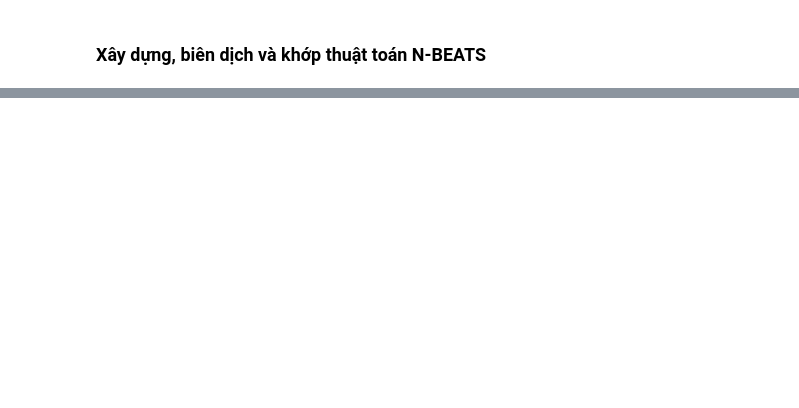
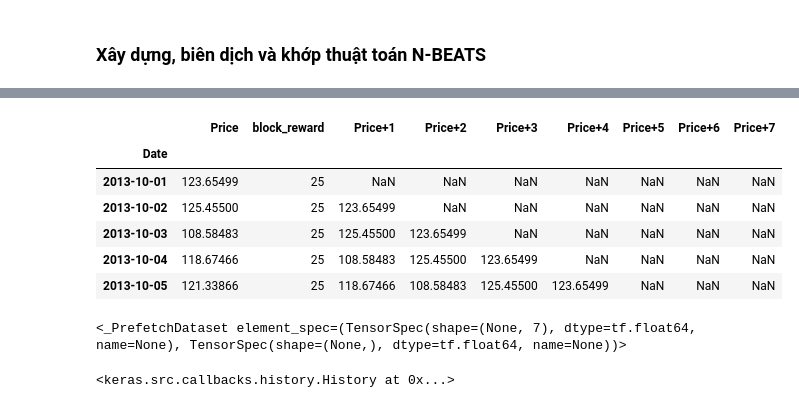
Before and after one commit to namtoptall/DataScience, a Jupyter notebook: bitcoin_time_series_forecasting.ipynb, the cells around one changed output, grey strips where cells are left out. Drawn from its saved outputs; the diff is of its cells as text; code cells hidden in the pictures; blank space fills up the shorter version.

```diff
--- a/bitcoin_time_series_forecasting.ipynb
+++ b/bitcoin_time_series_forecasting.ipynb
@@ -1091,0 +1276,10 @@ model_7_results
+# %%
+bitcoin_prices_windowed.head()
+# %% [output]
+|  | Price | block_reward | Price+1 | Price+2 | Price+3 | Price+4 | Price+5 | Price+6 | Price+7 |
+| Date |  |  |  |  |  |  |  |  |  |
+| 2013-10-01 | 123.65499 | 25 | NaN | NaN | NaN | NaN | NaN | NaN | NaN |
+| 2013-10-02 | 125.45500 | 25 | 123.65499 | NaN | NaN | NaN | NaN | NaN | NaN |
+| 2013-10-03 | 108.58483 | 25 | 125.45500 | 123.65499 | NaN | NaN | NaN | NaN | NaN |
+| 2013-10-04 | 118.67466 | 25 | 108.58483 | 125.45500 | 123.65499 | NaN | NaN | NaN | NaN |
+| 2013-10-05 | 121.33866 | 25 | 118.67466 | 108.58483 | 125.45500 | 123.65499 | NaN | NaN | NaN |
@@ -1091,0 +1290,35 @@ model_7_results
+# %%
+# 1. Biến X và y thành các tensor Dataset
+features_dataset_all = tf.data.Dataset.from_tensor_slices(X_all)
+labels_dataset_all = tf.data.Dataset.from_tensor_slices(y_all)
+
+# 2. Kết hợp các đặc trưng & nhãn
+dataset_all = tf.data.Dataset.zip((features_dataset_all, labels_dataset_all))
+
+# 3. Batch và prefetch cho để tối ưu chất lượng
+BATCH_SIZE = 1024 # lấy từ Appendix D trong tài liệu N-BEATS
+dataset_all = dataset_all.batch(BATCH_SIZE).prefetch(tf.data.AUTOTUNE)
+
+dataset_all
+# %% [output]
+<_PrefetchDataset element_spec=(TensorSpec(shape=(None, 7), dtype=tf.float64, name=None), TensorSpec(shape=(None,), dtype=tf.float64, name=None))>
+# %%
+tf.random.set_seed(42)
+
+# Tạo mô hình (tốt và đơn giản, chỉ để test)
+model_9 = tf.keras.Sequential([
+  layers.Dense(128, activation="relu"),
+  layers.Dense(128, activation="relu"),
+  layers.Dense(HORIZON)
+])
+
+# Biên dịch
+model_9.compile(loss=tf.keras.losses.mae,
+                optimizer=tf.keras.optimizers.Adam())
+
+# Khớp mô hình trên toàn bộ dữ liệu để đưa ra các dự báo tương lai
+model_9.fit(dataset_all,
+            epochs=100,
+            verbose=0) # đừng in ra bất cứ điều gì, chúng ta đã thấy những điều này trước đó
+# %% [output]
+<keras.src.callbacks.history.History at 0x...>
```
Also changed, not shown: parts of 38 cells of this notebook.
